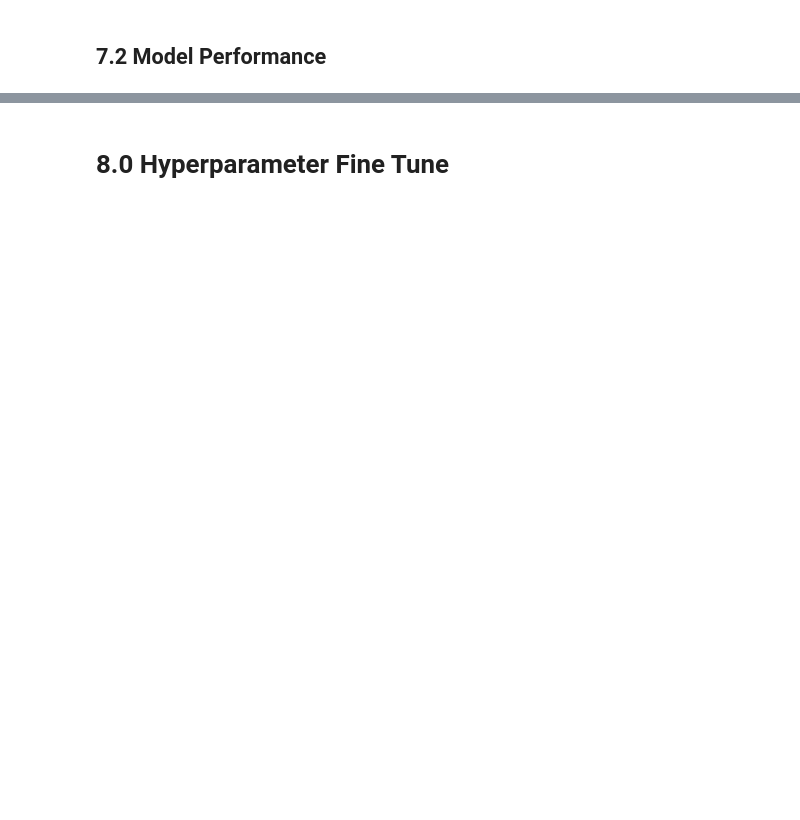
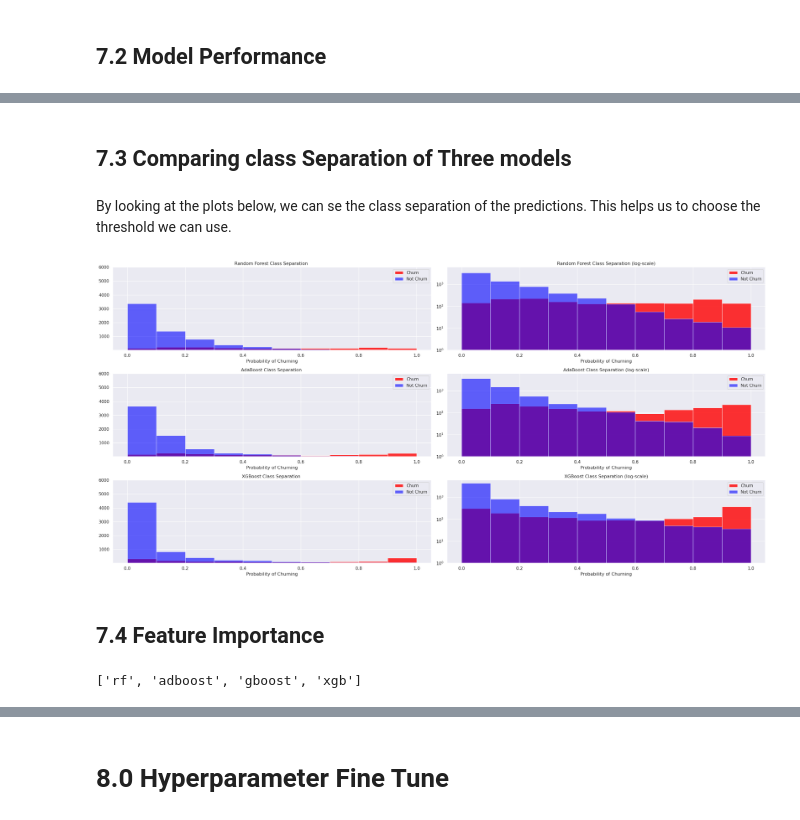
Before and after one commit to jmcabreira/Data-Science-CGP, a Jupyter notebook: notebooks/C01-jc-churnPred.ipynb, the cells around one changed output, grey strips where cells are left out. Drawn from its saved outputs; the diff is of its cells as text; code cells hidden in the pictures; blank space fills up the shorter version.

```diff
--- a/notebooks/C01-jc-churnPred.ipynb
+++ b/notebooks/C01-jc-churnPred.ipynb
@@ -170,6 +147,17 @@ def plot_lift( ys, models, step, colors = ['red', 'blue', 'black', 'green', 'pur
     plt.grid(True, which='major', axis='x', color='gray', linestyle='-', alpha=.5)
     plt.grid(True, which='major', axis='y', color='gray', linestyle='-', alpha=.5)
     plt.grid(True, which='minor', axis='y', color='gray', linestyle='-', alpha=.1)
+# %%
+def plot_class_separator(proba_index , model_name, log):
+    bins = np.arange(0, 1.1, .1)
+    title = '{} Class Separation (log-scale)'.format(model_name) if log else '{} Class Separation '.format(model_name)
+
+    plt.hist(y_probas[proba_index][y_train.astype(bool)], bins=bins, color='red', label='Churn', alpha=.8, log=log)
+    plt.hist(y_probas[proba_index ][~y_train.astype(bool)], bins=bins, color='blue', label='Not Churn', alpha=.6, log=log)
+    plt.title(title)
+    plt.xlabel('Probability of Churning')
+    plt.ylim(1, 6000)
+    plt.legend()
 # %%
 def descriptive_sts(num_attributes):
     # Central Tedency - mean, median
@@ -952,0 +948,32 @@ plt.tight_layout()
+# %% [markdown]
+## 7.3 Comparing class Separation of Three models
+# %% [markdown]
+By looking at the plots below, we can se the class separation of the predictions. This helps us to choose the threshold we can use.
+# %%
+ax1 = plt.subplot(3,2,1 )
+plot_class_separator(0 , 'Random Forest', log = False)
+
+ax2 = plt.subplot(3,2,2 )
+plot_class_separator(0 , 'Random Forest', log = True)
+
+ax3 = plt.subplot(3,2,3 )
+plot_class_separator(2 , 'AdaBoost', log = False)
+
+ax4 = plt.subplot(3,2,4 )
+plot_class_separator(2 , 'AdaBoost', log = True)
+
+ax5 = plt.subplot(3,2,5)
+plot_class_separator(3 , 'XGBoost', log = False)
+
+ax6 = plt.subplot(3,2,6)
+plot_class_separator(3 , 'XGBoost', log = True)
+
+plt.tight_layout()
+# %% [output]
+[figure, added]
+# %% [markdown]
+## 7.4 Feature Importance
+# %%
+model_names
+# %% [output]
+['rf', 'adboost', 'gboost', 'xgb']
```
Also changed, not shown: parts of 19 cells of this notebook, 1 other file.
